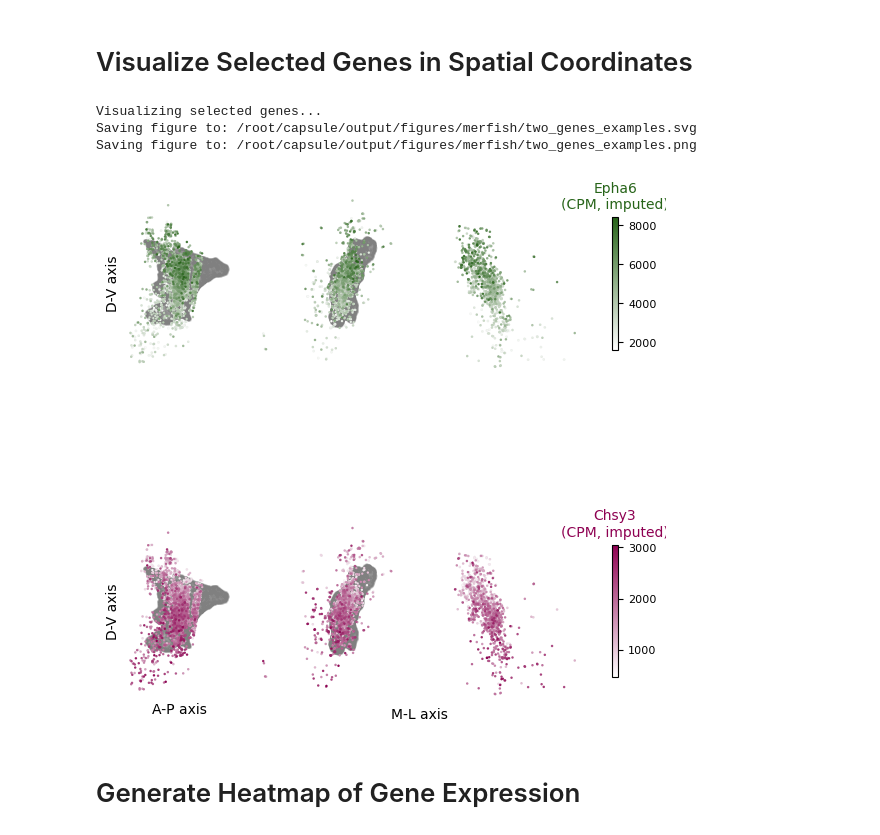
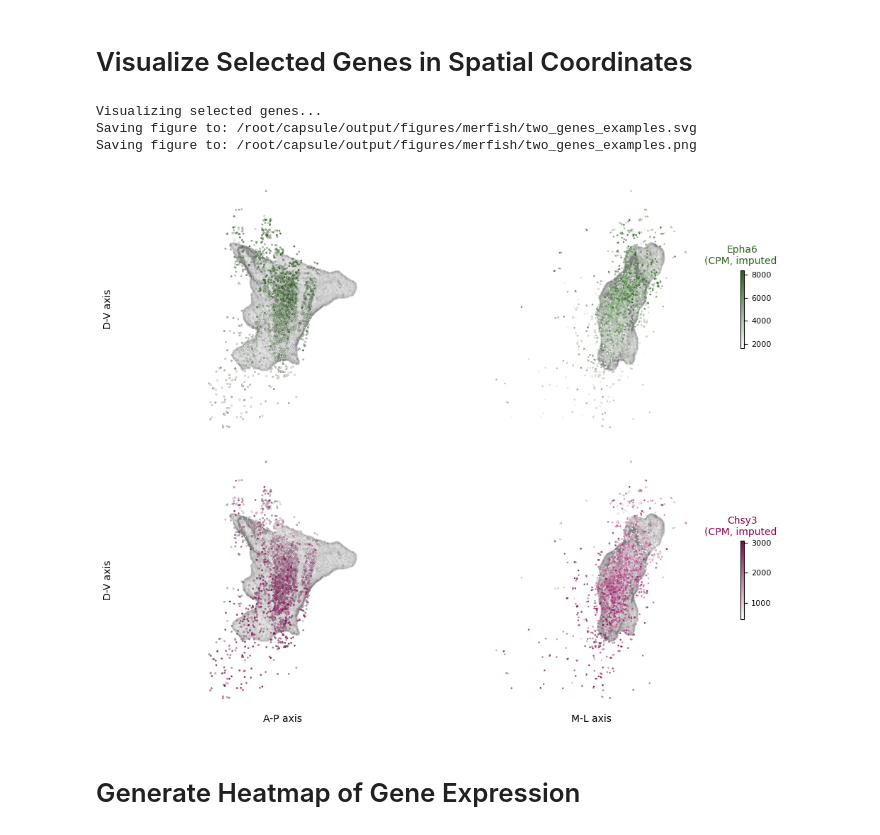
Before and after one commit to ShuonanChen/LCNE_transcriptomics, a Jupyter notebook: notebooks/merfish/plot_all_merfish_figs.ipynb, the cells around one changed output. Saved outputs shown, nothing was run; the diff lists cells and outputs as text; code cells hidden in the pictures.

```diff
--- a/notebooks/merfish/plot_all_merfish_figs.ipynb
+++ b/notebooks/merfish/plot_all_merfish_figs.ipynb
@@ -124,7 +124,8 @@ scale_factor = 1 * scl_multiplier
 vector = (cca.y_weights_[:, k])
 vector_scaled = vector * scale_factor/3
 allspatial = adata_mer.obsm['spatial'].copy()
-allspatial_j = plotting.add_jitter(allspatial,scl_jitter=0.05)
+allspatial_j_foo = plotting.add_jitter(allspatial,scl_jitter=0.05)
+allspatial_j = processing.get_hemi(allspatial_j_foo, MESH_DIR_sym)
 # %% [output]
 Visualizing CCA component 1 in spatial coordinates...
 # %%
@@ -484,12 +483,9 @@ def plot_selected_genes(adata_imputed, selected_genes, mesh, colors=None, s=3):
     if colors is None:
         colors = [high_col, low_col]
         cmapnames = [high_cmap, low_cmap, ]
+    fig, axes = plt.subplots(len(selected_genes), 2, figsize=(10, 8),sharey=True)
+    for k, gene in enumerate(selected_genes):
 
-    fig, axes = plt.subplots(len(selected_genes), 2, figsize=(6, 8),
-        gridspec_kw={'width_ratios': [1, 4]})
-
-    for k, gene in enumerate(selected_genes):
-        # Sagittal view
         ax = axes[k, 0]
         plotorder = np.argsort(adata_imputed[:, gene].X.flatten())
         # ax.triplot(mesh.vertices.T[0], mesh.vertices.T[1], mesh.faces, alpha=0.4, color='lime')
@@ -497,59 +493,46 @@ def plot_selected_genes(adata_imputed, selected_genes, mesh, colors=None, s=3):
         sca = plotting.scatter_with_jitter(ax,
                                      allspatial_j[plotorder],
                                      CPM_SCL*adata_imputed[plotorder, gene].X.toarray(),
-                                     direction='s', s=s, lw=0.01,scl_jitter=0.05, ascending=False, cmap =cmapnames[k])
-        # sca = ax.scatter(
-        #     adata_imputed.obsm['spatial'][plotorder, 0],
-        #     adata_imputed.obsm['spatial'][plotorder, 1],
-        #     cmap=cmapnames[k], s=s, edgecolor='k', linewidth=0.01,
-        #     c=cpm_scl*adata_imputed[plotorder, gene].X.toarray()
-        # )
-        ax.invert_yaxis()
+                                     direction='s', s=s, lw=0.1, ascending=False, cmap =cmapnames[k])
         ax.set_ylabel("D-V axis")
         ax.set_xlabel("A-P axis") if k == len(selected_genes)-1 else ax.set_xlabel('')
         ax.set_xticks([])
         ax.set_yticks([])
-        ax.set_aspect('equal')
+        ax.set_aspect('equal', adjustable='datalim')
         for spine in ax.spines.values():
             spine.set_visible(False)
 
         # Coronal view
         ax = axes[k, 1]
         # ax.triplot(mesh.vertices.T[2], mesh.vertices.T[1], mesh.faces, alpha=0.4, color='lime')
         ax.scatter(mesh.vertices.T[2], mesh.vertices.T[1], c='gray', s=1, alpha=0.05)
         sca = plotting.scatter_with_jitter(ax,
                                      allspatial_j[plotorder],
                                      CPM_SCL*adata_imputed[plotorder, gene].X.toarray(),
-                                     direction='c', s=s, lw=0.01,scl_jitter=0.05, ascending=False, cmap =cmapnames[k])
-        # sca = ax.scatter(
-        #     adata_imputed.obsm['spatial'][plotorder, 2],
-        #     adata_imputed.obsm['spatial'][plotorder, 1],
-        #     cmap=cmapnames[k], s=s, edgecolor='k', linewidth=0.05,
-        #     c=cpm_scl*adata_imputed[plotorder, gene].X.toarray()
-        # )
+                                     direction='c', s=s, lw=0.01,ascending=False, cmap =cmapnames[k])
         cbar = plt.colorbar(sca, ax=ax, shrink=0.3)
         cbar.ax.xaxis.set_label_position('top')
         cbar.ax.set_xlabel(f"{gene}\n(CPM, imputed)", ha='center', va='bottom', color=colors[k])
         ax.set_xlabel("M-L axis") if k == len(selected_genes)-1 else ax.set_xlabel('')
-        ax.invert_yaxis()
-        ax.set_aspect('equal')
+        ax.set_aspect('equal', adjustable='datalim')
         ax.set_xticks([])
         ax.set_yticks([])
         for spine in ax.spines.values():
             spine.set_visible(False)
     fig.tight_layout()
+    ax.invert_yaxis()
     return fig
 
 print("Visualizing selected genes...")
 selected_genes = ['Epha6', 'Chsy3']
 fig = plot_selected_genes(adata_mer_imputed, selected_genes, mesh)
 save_figure("two_genes_examples")
 plt.show()
 # %% [output]
 Visualizing selected genes...
 Saving figure to: /root/capsule/output/figures/merfish/two_genes_examples.svg
 Saving figure to: /root/capsule/output/figures/merfish/two_genes_examples.png
-[figure, old version]
+[figure, new version]
 # %% [markdown]
 # Generate Heatmap of Gene Expression
 # %%
```
Also changed, not shown: parts of 8 cells of this notebook, 2 other files.
